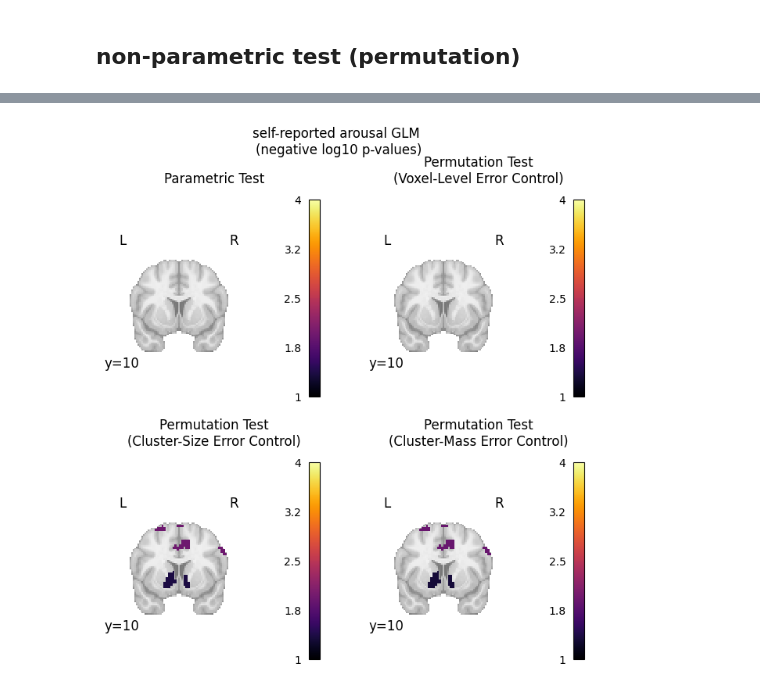
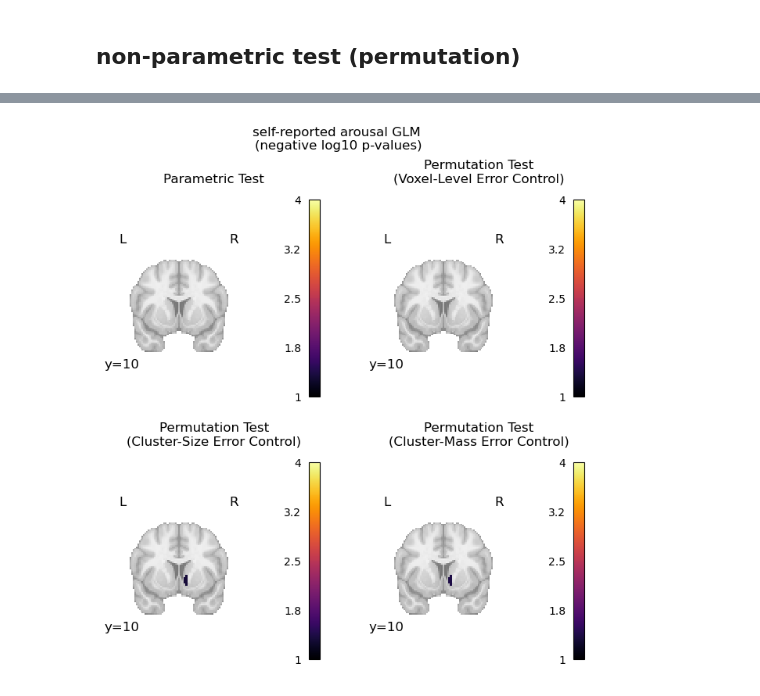
Before and after one commit to ryanyim98/mid-pupil, a Jupyter notebook: analyses/fmri/jupyter/run_second_level_model.ipynb, the cells around one changed output, grey strips where cells are left out. Cells and saved outputs as stored; diff of their text form; code cells hidden in the pictures.

```diff
--- a/analyses/fmri/jupyter/run_second_level_model.ipynb
+++ b/analyses/fmri/jupyter/run_second_level_model.ipynb
@@ -172,16 +170,10 @@ nib.save(out_dict['logp_max_t'], 'pupil_zmap_logp_max_t.nii.gz')
 # %%
 import itertools
 
-threshold = 1  # negative log10 threshold of p < 0.1
-#We will use a negative log10 p threshold of 1, which corresponds to p<0.1. This threshold indicates that there is less
-#than 10% probability to make a single false discovery (90% chance that we make no false discovery at all). This threshold
-#is much more conservative than an uncorrected threshold, but is still more liberal than a typical corrected threshold for
-#this kind of analysis, which tends to be ~0.05.
+cluster_mass_alpha = 0.10  # cluster-wise level (e.g. AFNI-style #alpha .10 on corrected output)
+threshold = -np.log10(cluster_mass_alpha)  # mask logp_max_mass: keep voxels with cluster p < cluster_mass_alpha
 
-vmax = -np.log10(1 / num_of_permutation)  # ~= -np.log10(1 / 500)
-#We will also cap the negative log10 p-values at 2.69, because this is the maximum observable value for
-#the nonparametric tests, which were run with only 500 permutations.
-cut_coords = [0]
+vmax = -np.log10(1 / num_of_permutation)  # max -log10(p) observable with n_perm permutations
 
 IMAGES = [
     neg_log_pval,
@@ -299,7 +291,7 @@ with open('../analyses/subjects-midaffemo-included.txt', 'r') as file:
     included_subjects = set(line.strip() for line in file)
 len(included_subjects)
 
-file_pattern = os.path.join("./subjects_glm_maps/self_report/", '*mni.nii.gz')
+file_pattern = os.path.join("/Users/yanyan/Desktop/midaffemo/glm_maps/subjects_glm_maps/self_report/", '*mni.nii.gz')
 files = sorted(glob.glob(file_pattern))
 
 filtered_files = [
@@ -317,16 +309,15 @@ for f in files:
             subject_files[subject_id] = []
         subject_files[subject_id].append(f)
 
-#Extract the 28th volume (index 27) — z-score for pupil
-subject_ids = [os.path.basename(f).split('_')[0] for f in filtered_files]
-
-selfreport_z_maps = []
+# Sub-brick index 26 = coef (beta); 27 = t-stat. Use coef to align with 3dMEMA beta input.
+SELFREPORT_COEF_SUBBRICK = 26
+selfreport_coef_maps = []
 for f in filtered_files:
-    tmpimg = index_img(f, 27)
+    tmpimg = index_img(f, SELFREPORT_COEF_SUBBRICK)
     tempdata = tmpimg.get_fdata()
     tempdata[np.round(tempdata,17)==0]=0 #the 0s were recognized as 1e-18 which created the problem
     tmpimg = nib.Nifti1Image(tempdata, affine)
-    selfreport_z_maps.append(tmpimg)
+    selfreport_coef_maps.append(tmpimg)
 # %%
 # Step 1: Build design matrix for one-sample t-test
 design_matrix = pd.DataFrame(
@@ -336,7 +327,7 @@ design_matrix = pd.DataFrame(
 
 # Step 2: Fit second-level GLM (no smoothing — already smoothed)
 selfreport_group_model = SecondLevelModel(smoothing_fwhm=None,mask_img=gm_mask_nii)
-selfreport_group_model = selfreport_group_model.fit(selfreport_z_maps, design_matrix=design_matrix)
+selfreport_group_model = selfreport_group_model.fit(selfreport_coef_maps, design_matrix=design_matrix)
 
 selfreport_z_map = selfreport_group_model.compute_contrast(
     second_level_contrast="intercept",
@@ -380,12 +375,12 @@ num_of_permutation = 10000
 from nilearn.glm.second_level import non_parametric_inference
 
 out_dict = non_parametric_inference(
-    selfreport_z_maps,
+    selfreport_coef_maps,
     design_matrix=design_matrix,
     model_intercept=True,
     n_perm=num_of_permutation,
     two_sided_test=True,
-    threshold=0.01, #cluster-forming threshold
+    threshold=0.001,  # voxel-level cluster-forming p (two-sided); aligns with p<.001
     smoothing_fwhm=None,
     n_jobs=2,
     mask=gm_mask_nii
@@ -425,15 +420,10 @@ nib.save(out_dict['t'], 'selfReportedArousal_zmap_t.nii.gz')
 # %%
 import itertools
 
-threshold = 1  # negative log10 threshold of p < 0.05
-#We will use a negative log10 p threshold of 1, which corresponds to p<0.1. This threshold indicates that there is less
-#than 10% probability to make a single false discovery (90% chance that we make no false discovery at all). This threshold
-#is much more conservative than an uncorrected threshold, but is still more liberal than a typical corrected threshold for
-#this kind of analysis, which tends to be ~0.05.
+cluster_mass_alpha = 0.10  # cluster-wise level (e.g. AFNI-style #alpha .10 on corrected output)
+threshold = -np.log10(cluster_mass_alpha)  # mask logp_max_mass: keep voxels with cluster p < cluster_mass_alpha
 
-vmax = -np.log10(1 / num_of_permutation)  # ~= -np.log10(1 / 500)
-#We will also cap the negative log10 p-values at 2.69, because this is the maximum observable value for
-#the nonparametric tests, which were run with only 500 permutations.
+vmax = -np.log10(1 / num_of_permutation)  # max -log10(p) observable with n_perm permutations
 cut_coords = [0]
 
 IMAGES = [
@@ -442,34 +432,34 @@ IMAGES = [
     out_dict["logp_max_size"],
     out_dict["logp_max_mass"],
 ]
 TITLES = [
     "Parametric Test",
     "Permutation Test\n(Voxel-Level Error Control)",
     "Permutation Test\n(Cluster-Size Error Control)",
     "Permutation Test\n(Cluster-Mass Error Control)",
 ]
 
 fig, axes = plt.subplots(figsize=(8, 8), nrows=2, ncols=2)
 for img_counter, (i_row, j_col) in enumerate(
     itertools.product(range(2), range(2))
 ):
     ax = axes[i_row, j_col]
     plotting.plot_stat_map(
         IMAGES[img_counter],
         vmax=vmax,
         vmin=threshold,
         display_mode="y",
         cut_coords=[10],
         threshold=threshold,
         figure=fig,
         axes=ax,
         cmap="inferno",
     )
     ax.set_title(TITLES[img_counter])
 fig.suptitle("self-reported arousal GLM \n(negative log10 p-values)")
 plt.show()
 # %% [output]
-[figure, old version]
+[figure, new version]
 # %%
 pupil_z_map.to_filename('second_level_cluster_corrected_selfReportedArousal_zmap.nii.gz')
 !3drefit -space MNI second_level_cluster_corrected_selfReportedArousal_zmap.nii.gz
```
Also changed, not shown: parts of 17 cells of this notebook, 47 other files.
